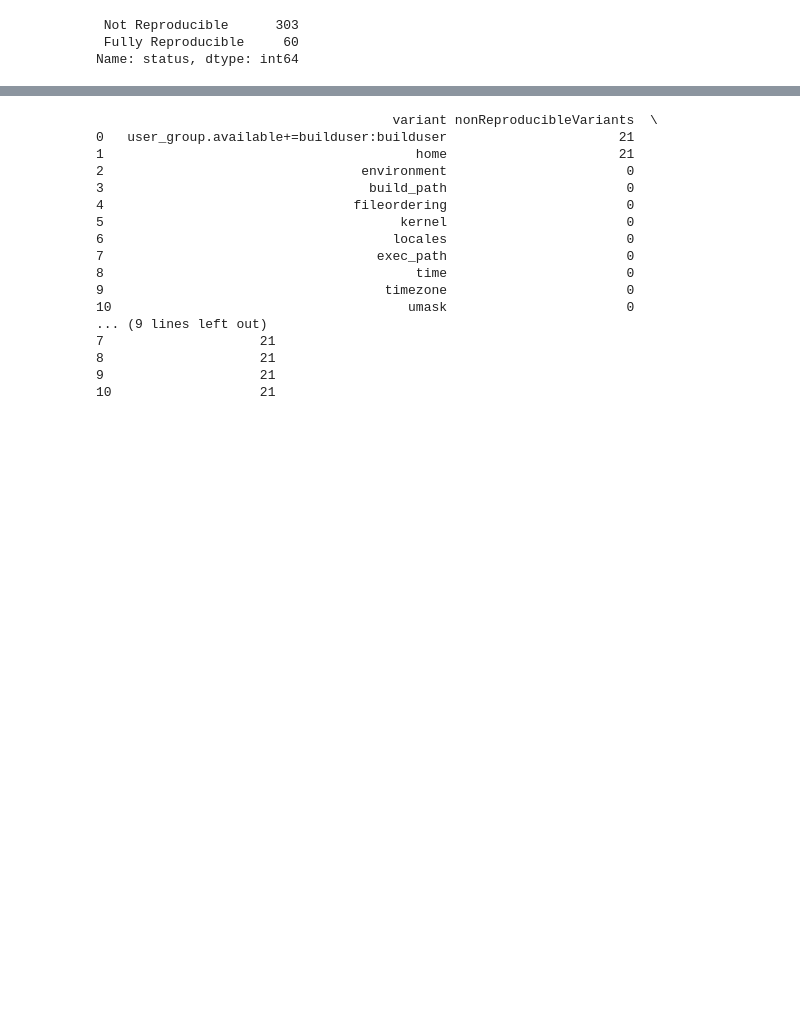
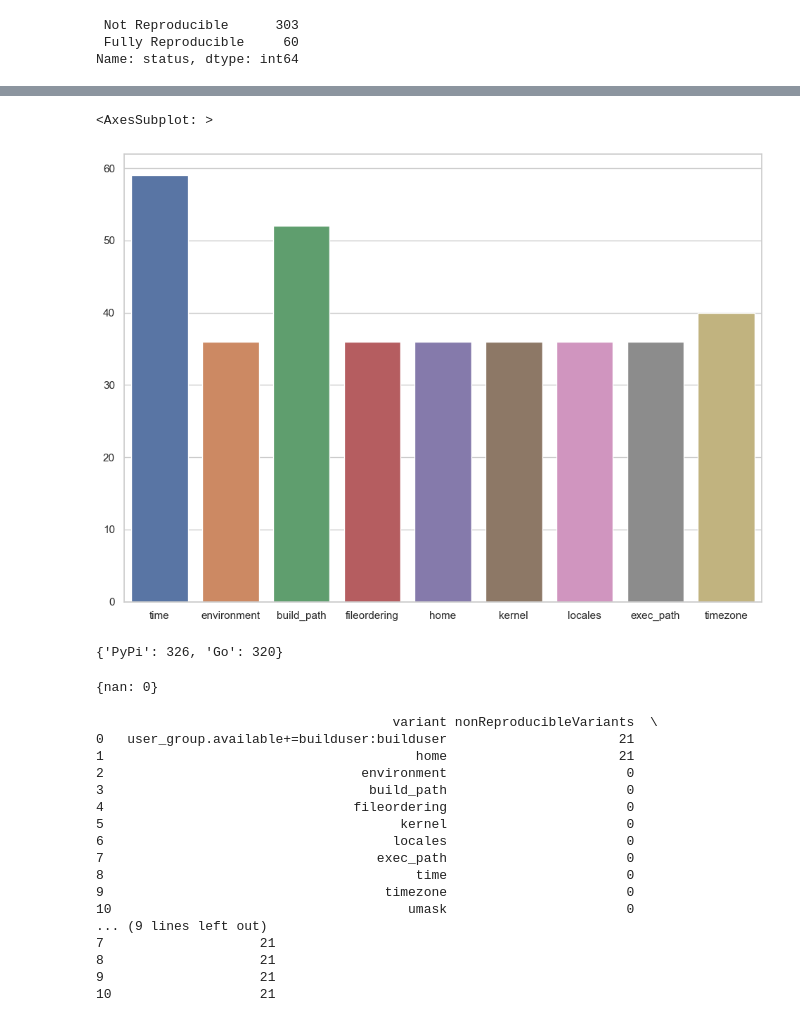
Before and after one commit to DEVSOG12/mavenRepoTest, a Jupyter notebook: analyzingData/index.ipynb, the cells around one changed output, grey strips where cells are left out. Cells and saved outputs as stored; diff of their text form; code cells hidden in the pictures; blank space fills up the shorter version.

```diff
--- a/analyzingData/index.ipynb
+++ b/analyzingData/index.ipynb
@@ -173,0 +172,9 @@ goDataframe.loc[goDataframe['status'].str.strip() == 'Fully Reproducible']
+# %%
+
+
+# PyPi
+dataframe['nonReproducibleVariants'] = dataframe['nonReproducibleVariants'].apply(lambda x: x.strip().replace('[', '').replace(']', '').replace("'", '').split(';'))
+dataframe['reproducibleVariants'] = dataframe['reproducibleVariants'].apply(lambda x: x.strip().replace('[', '').replace(']', '').replace("'", '').split(';'))
+# #
+# print(a)
+# print(b)
@@ -174,3 +199,68 @@ goDataframe.loc[goDataframe['status'].str.strip() == 'Fully Reproducible']
+# %%
+import seaborn as sns
+
+# Plot the distrubution of nonReproducibleVariants and reproducibleVariants as separate tables to show the distribution of variants
+sns.set_theme(style="whitegrid")
+
+dist = {}
+
+for i in dataframe['nonReproducibleVariants']:
+    for j in i:
+        if j.strip() in dist:
+            dist[j.strip()] += 1
+        else:
+            dist[j.strip()] = 1
+
+# Remove builduser:builduser+=user_group.available
+dist.pop('user_group.available+=builduser:builduser', None)
+dist.pop('umask', None)
+
+
+sns.barplot(x=list(dist.keys()), y=list(dist.values()))
+# %% [output]
+<AxesSubplot: >
+[figure, added]
+# %%
+reproCount = {}
+
+# PyPi 400
+reproCount['PyPi'] = dataframe.loc[dataframe['status'].str.strip() == 'Fully Reproducible']['status'].count()
+
+# Add packages only have nonReproducibleVariants of umask and user_group
+l = dataframe.loc[dataframe['status'].str.strip() == 'Partially Reproducible']
+
+for i in range(len(l)):
+    if l.iloc[i]['nonReproducibleVariants'].strip() == "['user_group.available+=builduser:builduser'; 'umask']":
+        reproCount['PyPi'] += 1
+
+
+
+
+# Go 400
+reproCount['Go'] = goDataframe.loc[goDataframe['status'].str.strip() == 'Fully Reproducible']['status'].count()
+
+
+print(reproCount)
+# %% [output]
+{'PyPi': 326, 'Go': 320}
+# %%
+# Create visualizations: Bar Graph showing values of non-reproducible, partially reproducible and fully reproducible packages
+import seaborn as sns
+
+
+# dataframe['nonReproducibleVariants'] = dataframe['nonReproducibleVariants'].str.strip()
+
+dataframe.head()
+
+
+# Create a bar graph for PyPi the distribution of reproducibility (Number of nonReproducible variants, partiallyReproducible variants and fullyReproducible variants)
+dist = {}
+for i in dataframe['nonReproducibleVariants'].unique():
+    dist[i] = dataframe.loc[dataframe['nonReproducibleVariants'] == i]['nonReproducibleVariants'].count()
+
+print(dist)
+# %% [output]
+{nan: 0}
 # %%
 from pandas import DataFrame
 
```
Also changed, not shown: parts of 5 cells of this notebook, 6 other files.
